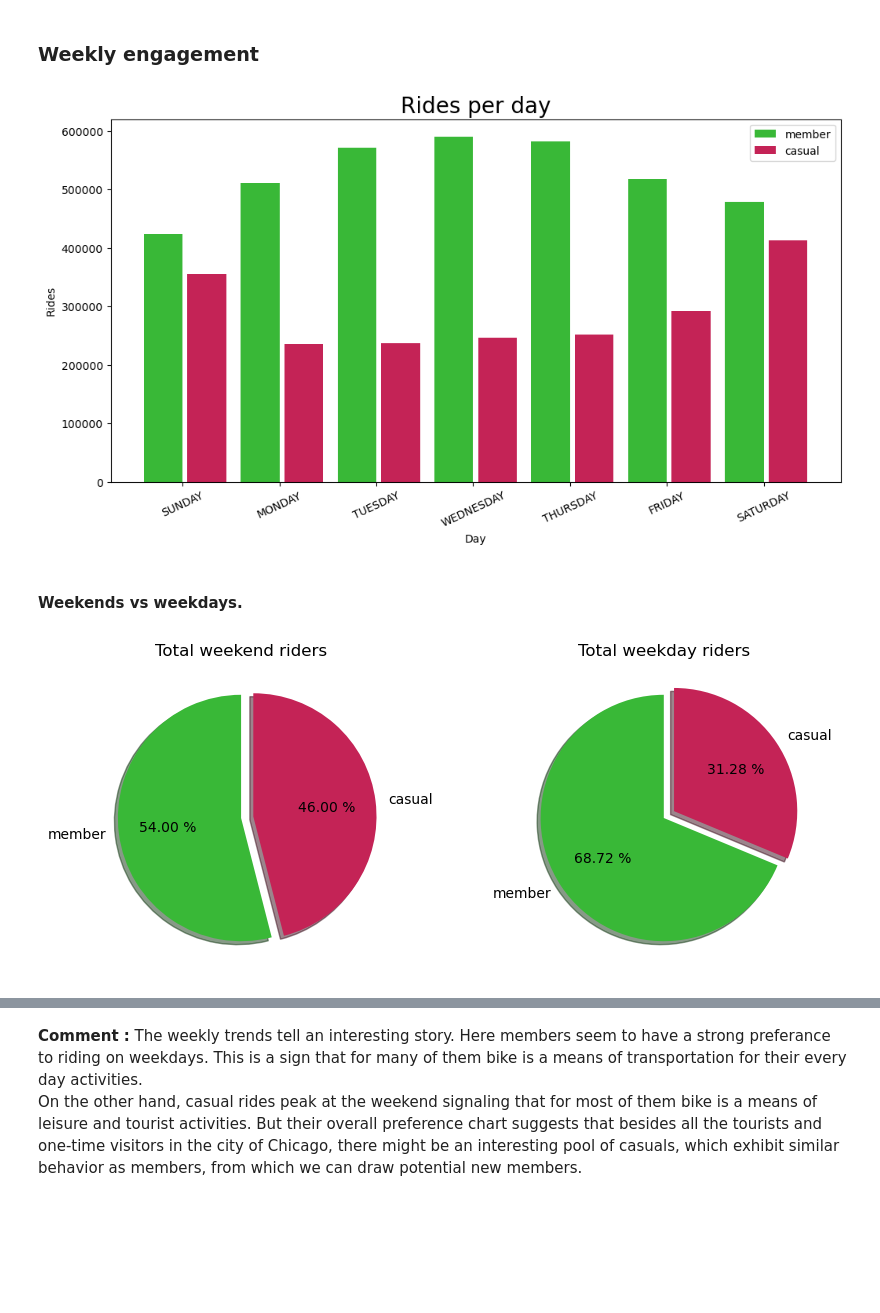
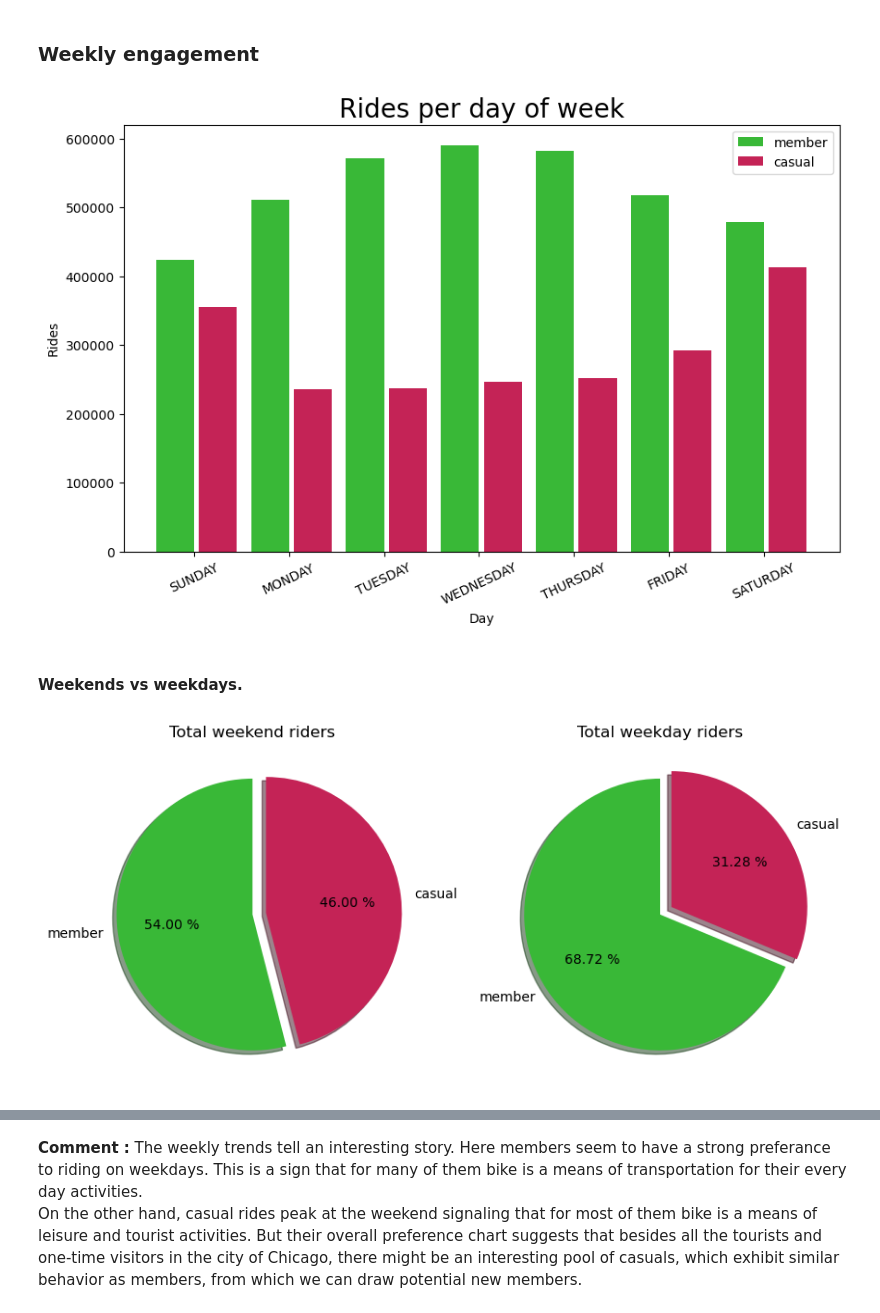
Before and after one commit to ntinasf/Personal-Project-DA, a Jupyter notebook: analysis.ipynb, the cells around one changed output, grey strips where cells are left out. Cells and saved outputs as stored; diff of their text form; code cells hidden in the pictures; blank space fills up the shorter version.

Commit message:
fixed images bug, added date_time dataset

```diff
--- a/analysis.ipynb
+++ b/analysis.ipynb
@@ -127,22 +127,22 @@ week = week.reset_index().sort_values(['n_day_week'])
 # %%
 x = week['n_day_week'].unique()
 labels = week['day'].unique()
 member_count = week[0][week['member_casual'] == 'member']
 casual_count = week[0][week['member_casual'] == 'casual']
 
 
-plt.figure(figsize=(12, 6), dpi=100)
+plt.figure(figsize=(10, 6), dpi=100)
 plt.bar(x -0.2, member_count, 0.4, label=G.m, color=G.m_col)
 plt.bar(x + 0.25, casual_count, 0.4, label=G.c, color=G.c_col)
 plt.xticks(x, labels, rotation=25)
 plt.xlabel('Day')
 plt.ylabel('Rides')
 plt.legend()
-plt.title('Rides per day', fontsize=20)
+plt.title('Rides per day of week', fontsize=20)
 #plt.savefig('day.png')
 plt.show()
 # %% [output]
-[figure, old version]
+[figure, new version]
 # %% [markdown]
 #### Weekends vs weekdays.
 # %%
@@ -157,7 +157,7 @@ weekday_c = weekday[weekday['member_casual'] == G.c]
 w = round(weekend.value_counts(weekend['member_casual'], normalize=True), 4) * 100
 m = round(weekday.value_counts(weekday['member_casual'], normalize=True), 4) * 100
 
-fig, (ax1, ax2) = plt.subplots(1, 2, figsize=(10, 4), dpi=100)
+fig, (ax1, ax2) = plt.subplots(1, 2, figsize=(10, 6), dpi=100)
 
 ax1.pie(w,
         labels=w.index,
@@ -182,7 +182,7 @@ ax2.set_title('Total weekday riders')
 #plt.savefig('daytype.png')
 plt.show()
 # %% [output]
-[figure, old version]
+[figure, new version]
 # %%
 m_m = round(weekday_m.shape[0] / G.m_rides, 4) * 100 # members midweek
 m_w = round(weekend_m.shape[0] / G.m_rides, 4) * 100 # members weekend etc
```
Also changed, not shown: parts of 3 cells of this notebook, 8 other files.
